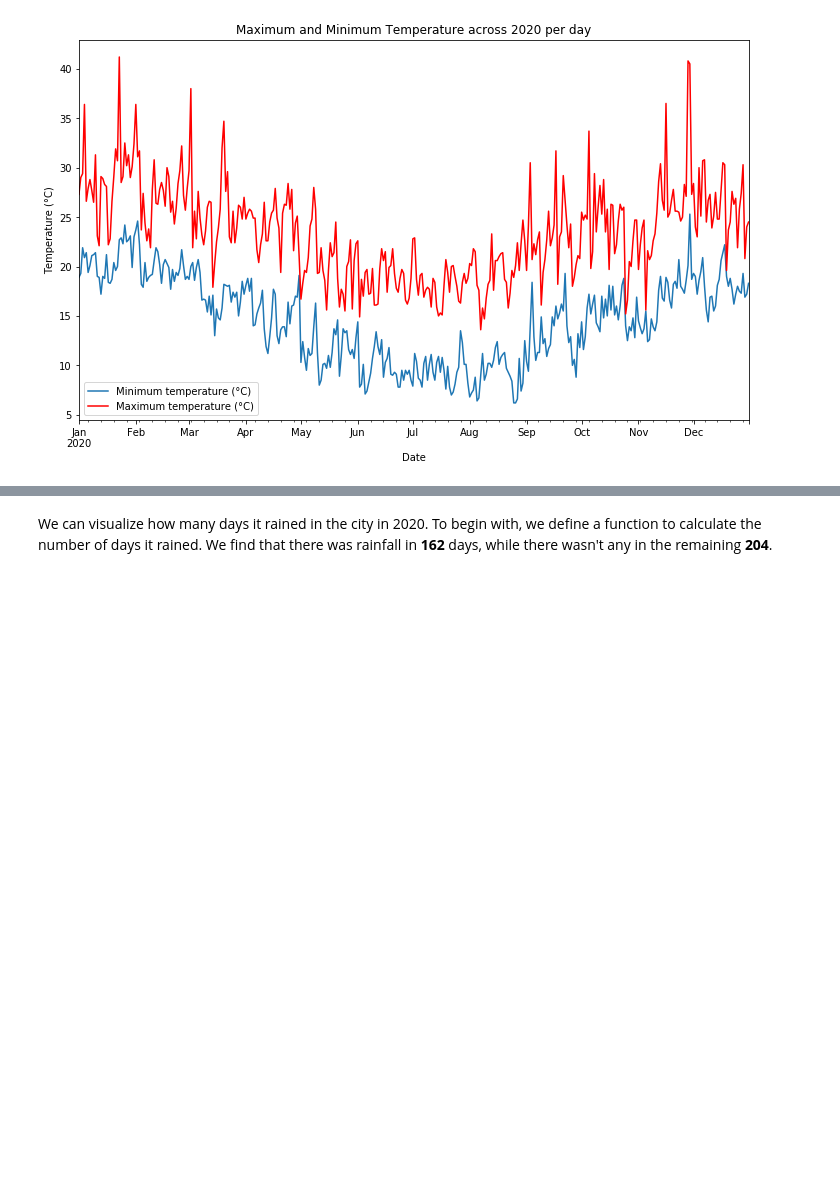
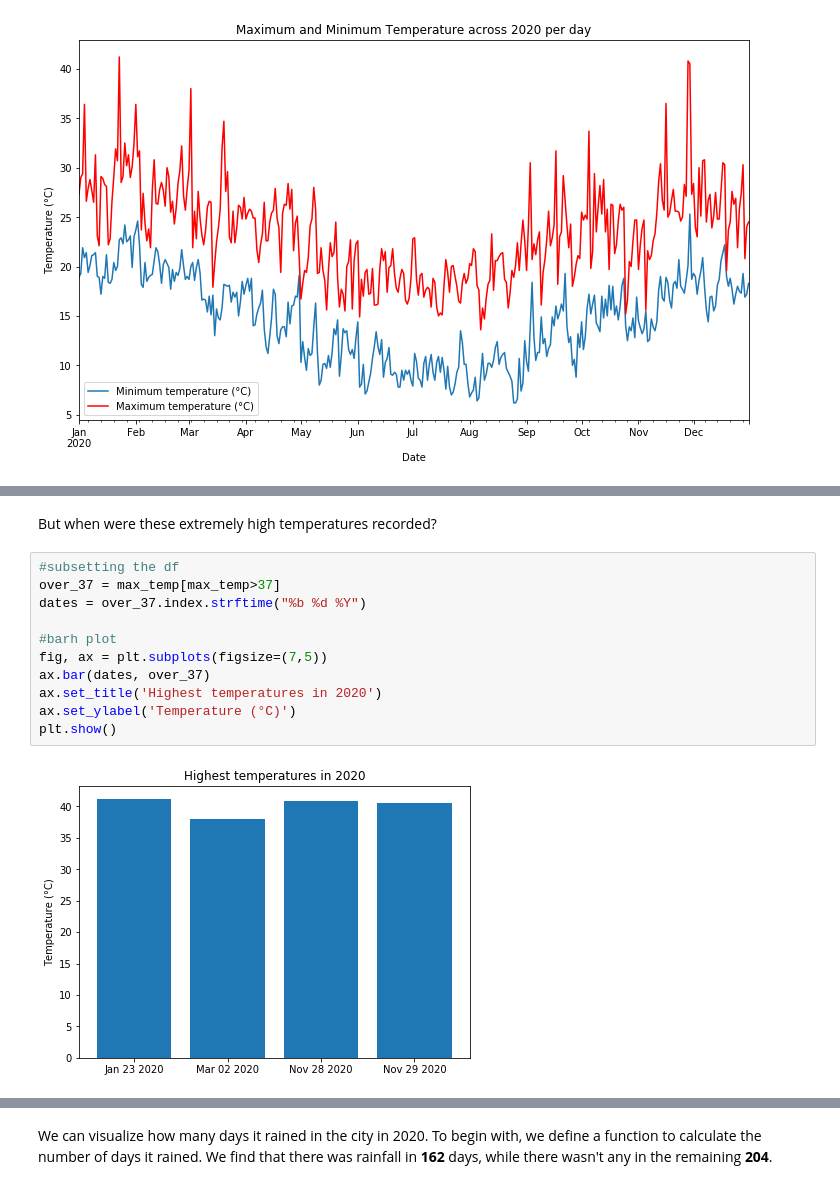
Before and after one commit to pvts/rainfall-prediction, a Jupyter notebook: weather.ipynb, the cells around one changed output, grey strips where cells are left out. Cells and saved outputs as stored; diff of their text form; blank space fills up the shorter version.

```diff
--- a/weather.ipynb
+++ b/weather.ipynb
@@ -108 +117,16 @@ plt.show()
+# %% [markdown]
+But when were these extremely high temperatures recorded?
+# %%
+#subsetting the df
+over_37 = max_temp[max_temp>37]
+dates = over_37.index.strftime("%b %d %Y")
+
+#barh plot
+fig, ax = plt.subplots(figsize=(7,5))
+ax.bar(dates, over_37)
+ax.set_title('Highest temperatures in 2020')
+ax.set_ylabel('Temperature (°C)')
+plt.show()
+# %% [output]
+[figure, added]
 # %% [markdown]
```
Also changed, not shown: parts of 30 cells of this notebook.
